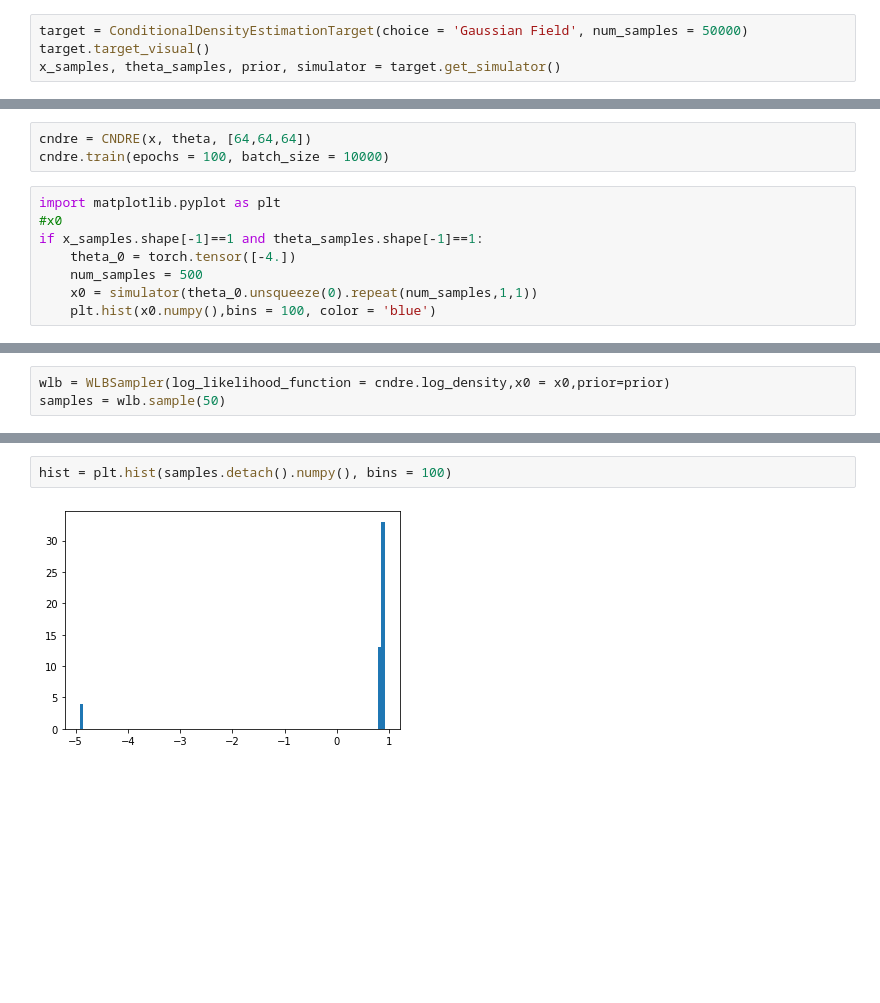
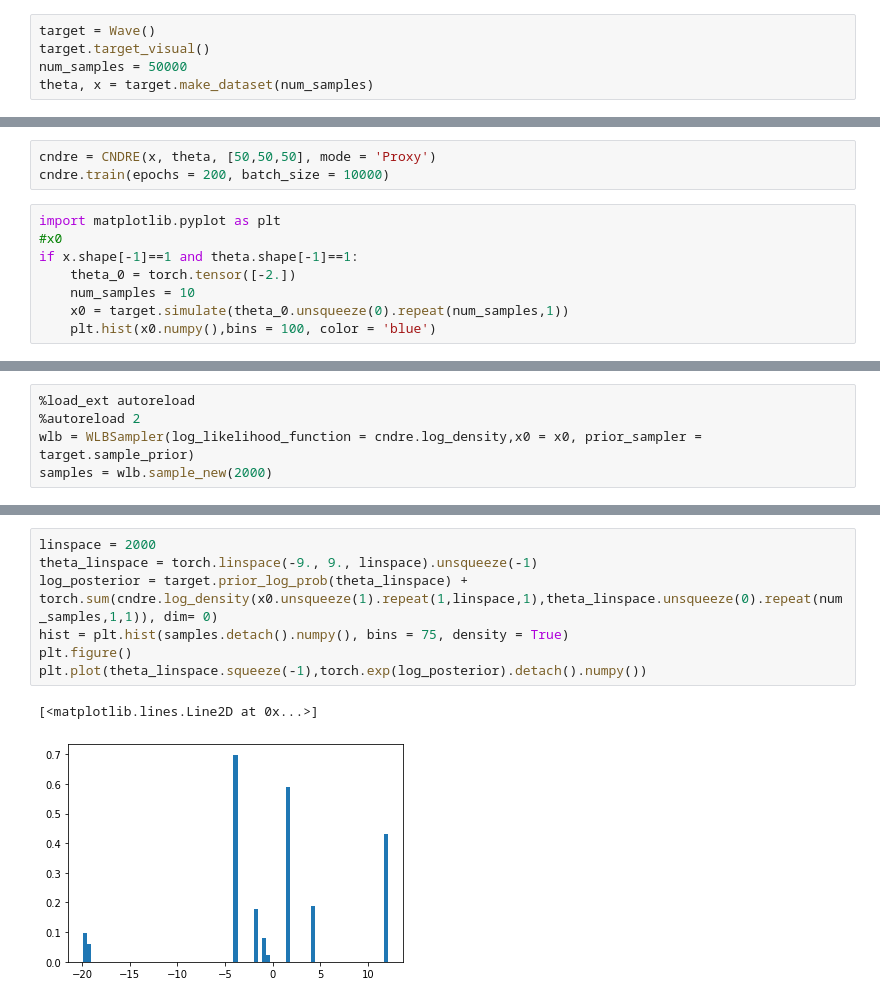
Before and after one commit to ElouanARGOUARCH/SBI, a Jupyter notebook: Untitled.ipynb, the cells around one changed output, grey strips where cells are left out. Saved outputs shown, nothing was run; the diff lists cells and outputs as text; blank space fills up the shorter version.

```diff
--- a/Untitled.ipynb
+++ b/Untitled.ipynb
@@ -41,5 +5,6 @@ class WLBSampler:
 # %%
-target = ConditionalDensityEstimationTarget(choice = 'Gaussian Field', num_samples = 50000)
+target = Wave()
 target.target_visual()
-x_samples, theta_samples, prior, simulator = target.get_simulator()
+num_samples = 50000
+theta, x = target.make_dataset(num_samples)
 # %% [output]
@@ -47,12 +12,12 @@ x_samples, theta_samples, prior, simulator = target.get_simulator()
 # %%
-cndre = CNDRE(x, theta, [64,64,64])
-cndre.train(epochs = 100, batch_size = 10000)
+cndre = CNDRE(x, theta, [50,50,50], mode = 'Proxy')
+cndre.train(epochs = 200, batch_size = 10000)
 # %%
 import matplotlib.pyplot as plt
 #x0
-if x_samples.shape[-1]==1 and theta_samples.shape[-1]==1:
-    theta_0 = torch.tensor([-4.])
-    num_samples = 500
-    x0 = simulator(theta_0.unsqueeze(0).repeat(num_samples,1,1))
+if x.shape[-1]==1 and theta.shape[-1]==1:
+    theta_0 = torch.tensor([-2.])
+    num_samples = 10
+    x0 = target.simulate(theta_0.unsqueeze(0).repeat(num_samples,1))
     plt.hist(x0.numpy(),bins = 100, color = 'blue')
 # %% [output]
@@ -60,3 +25,5 @@ if x_samples.shape[-1]==1 and theta_samples.shape[-1]==1:
 # %%
-wlb = WLBSampler(log_likelihood_function = cndre.log_density,x0 = x0,prior=prior)
-samples = wlb.sample(50)
+%load_ext autoreload
+%autoreload 2
+wlb = WLBSampler(log_likelihood_function = cndre.log_density,x0 = x0, prior_sampler = target.sample_prior)
+samples = wlb.sample_new(2000)
@@ -63,4 +48,10 @@ samples = wlb.sample(50)
 # %%
-hist = plt.hist(samples.detach().numpy(), bins = 100)
+linspace = 2000
+theta_linspace = torch.linspace(-9., 9., linspace).unsqueeze(-1)
+log_posterior = target.prior_log_prob(theta_linspace) + torch.sum(cndre.log_density(x0.unsqueeze(1).repeat(1,linspace,1),theta_linspace.unsqueeze(0).repeat(num_samples,1,1)), dim= 0)
+hist = plt.hist(samples.detach().numpy(), bins = 75, density = True)
+plt.figure()
+plt.plot(theta_linspace.squeeze(-1),torch.exp(log_posterior).detach().numpy())
 # %% [output]
+[<matplotlib.lines.Line2D at 0x...>]
-[figure, old version]
+[figure, new version]
```
Also changed, not shown: parts of 7 cells of this notebook, 3 other files.
